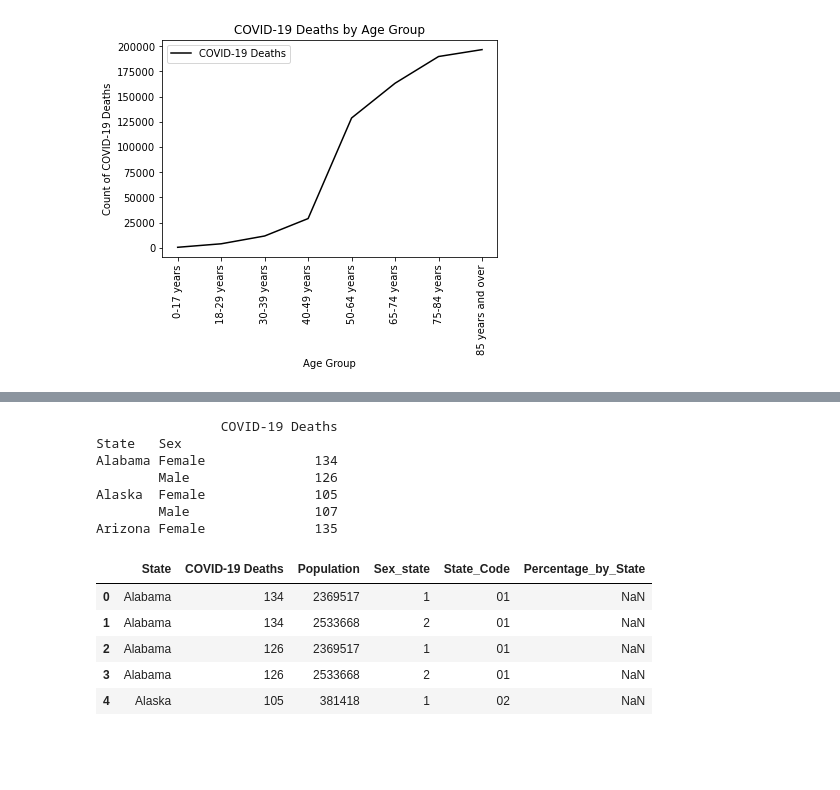
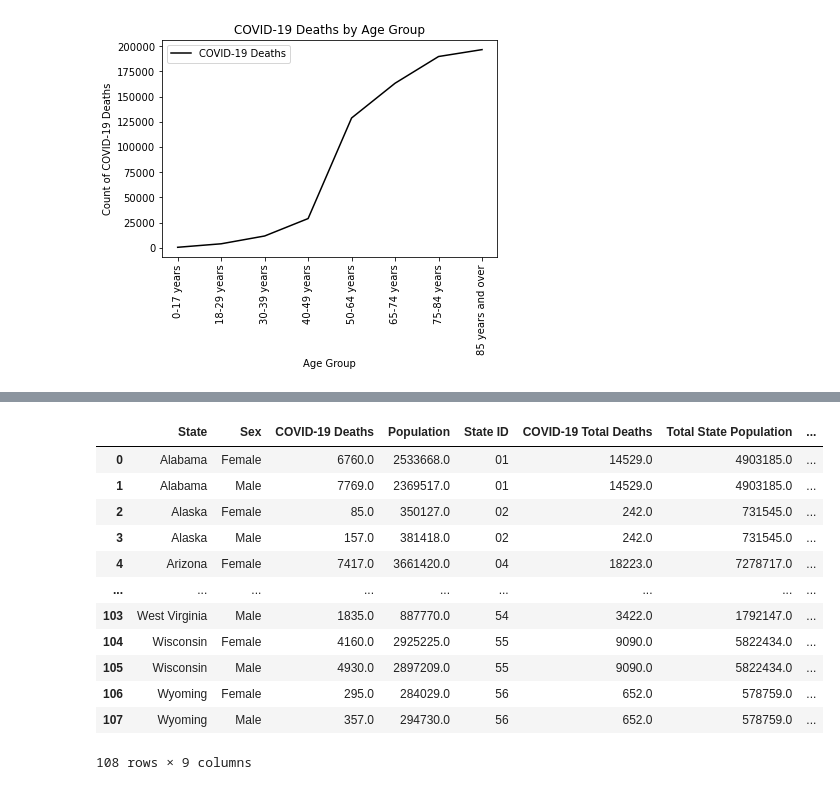
Before and after one commit to randallwvr90/Covid-Deaths-Analysis, a Jupyter notebook: Initial_AgeAndSexDD.ipynb, the cells around one changed output, grey strips where cells are left out. Drawn from its saved outputs; the diff is of its cells as text; code cells hidden in the pictures; blank space fills up the shorter version.

```diff
--- a/Initial_AgeAndSexDD.ipynb
+++ b/Initial_AgeAndSexDD.ipynb
@@ -122,48 +169,71 @@ census_df.head()
 # %%
 # What effect does sex have on covid mortality?
+
 # more male vs females?
 # might need state population data males and females for this one
 
 # Tasks:
 # Create a dataframe for covid-19 death count by gender and state - Yang
-covid_gender_state=ageSexDF.groupby(["State","Sex"])["COVID-19 Deaths"].count()
+covid_gender_state=ageSexDF.groupby(["State","Sex"])["COVID-19 Deaths"].sum()
 covid_gender_stateDF=pd.DataFrame(covid_gender_state)
-print(covid_gender_stateDF.head())
+covid_gender_stateDF.head()
+
 # Call to an API to get the state population by gender - Yang
-census_df.columns=census_df.iloc[0]
-census_df.rename(columns={"NAME":"State","POP":"Population","SEX":"Sex_state","state":"State_Code"},inplace=True)
+census_df.rename(columns={"Gender":"Sex"},inplace=True)
 #print(census_df.columns)
+
 # Add the population information to the dataframe - Yang
-conbined_DF=covid_gender_stateDF.merge(census_df,how="left",on="State")
-
-### We need to confirm the meaning for 1 and 2 in census_df, I will adjust the name-"Sex_state" then merge on sex as well.
+combined_DF=covid_gender_stateDF.merge(census_df,how="left",on=["State","Sex"])
+combined_DF
 
 # Create necessary stats - mainly percentage by gender and state
-total_state_covidDeath=conbined_DF.groupby(["State"]).sum()["COVID-19 Deaths"]
-total_state_covidDeath
+total_state_covidDeath=combined_DF.groupby(["State"]).sum()["COVID-19 Deaths"]
+#print(total_state_covidDeath)
+
+total_state_covidDeath_df=pd.DataFrame(total_state_covidDeath)
+total_state_covidDeath_df.rename(columns={"COVID-19 Deaths":"COVID-19 Total Deaths"},inplace=True)
+combined1=combined_DF.merge(total_state_covidDeath_df,how="left",on=["State"])
+
 total_population=census_df.groupby(["State"]).sum()["Population"]
-total_population
-#%by_gender=round((/total_state_covidDeath))
-by_state=(total_state_covidDeath/total_state_covidDeath)
-conbined_DF["Percentage_by_State"]=by_state
-conbined_DF.head()
+#print(total_population)
+
+total_population_df=pd.DataFrame(total_population)
+total_population_df.rename(columns={"Population":"Total State Population"},inplace=True)
+combined_total=combined1.merge(total_population_df,how="left",on=["State"])
+
+
+per_by_gender=((combined_total["COVID-19 Deaths"]/combined_total["Total State Population"])*100)
+per_by_state=((combined_total["COVID-19 Total Deaths"]/combined_total["Total State Population"])*100)
+
+combined_total["Percentage_by_Gender"]=per_by_gender
+combined_total["Percentage_by_State"]=per_by_state
+combined_total["Percentage_by_State"]=combined_total["Percentage_by_State"].map("{:,.4f}%".format)
+combined_total["Percentage_by_Gender"]=combined_total["Percentage_by_Gender"].map("{:,.4f}%".format)
+
+CovidGender_nation=pd.DataFrame(combined_total.groupby(["Sex"]).sum()["COVID-19 Deaths"])
+
+
+
 # Plot a pie chart to show the percentages of death by gender  - overall - Hannah
 # Draw a line chart to show the percntage by state (for all the 50 states) - (Can also be a bar chart) - Hannah
 # Analyze and summarize the findings -  Determine if there is a trend - Hannah
+#print(covid_gender_stateDF.head())
+CovidGender_nation
+#combined_total
 # %% [output]
+|  | State | Sex | COVID-19 Deaths | Population | State ID | COVID-19 Total Deaths | Total State Population | ... |
+| 0 | Alabama | Female | 6760.0 | 2533668.0 | 01 | 14529.0 | 4903185.0 | ... |
+| 1 | Alabama | Male | 7769.0 | 2369517.0 | 01 | 14529.0 | 4903185.0 | ... |
+| 2 | Alaska | Female | 85.0 | 350127.0 | 02 | 242.0 | 731545.0 | ... |
+| 3 | Alaska | Male | 157.0 | 381418.0 | 02 | 242.0 | 731545.0 | ... |
+| 4 | Arizona | Female | 7417.0 | 3661420.0 | 04 | 18223.0 | 7278717.0 | ... |
+| ... | ... | ... | ... | ... | ... | ... | ... | ... |
+| 103 | West Virginia | Male | 1835.0 | 887770.0 | 54 | 3422.0 | 1792147.0 | ... |
+| 104 | Wisconsin | Female | 4160.0 | 2925225.0 | 55 | 9090.0 | 5822434.0 | ... |
+| 105 | Wisconsin | Male | 4930.0 | 2897209.0 | 55 | 9090.0 | 5822434.0 | ... |
+| 106 | Wyoming | Female | 295.0 | 284029.0 | 56 | 652.0 | 578759.0 | ... |
+| 107 | Wyoming | Male | 357.0 | 294730.0 | 56 | 652.0 | 578759.0 | ... |
-                COVID-19 Deaths
-State   Sex
-Alabama Female              134
-        Male                126
-Alaska  Female              105
-        Male                107
-Arizona Female              135
+108 rows × 9 columns
-|  | State | COVID-19 Deaths | Population | Sex_state | State_Code | Percentage_by_State |
-| 0 | Alabama | 134 | 2369517 | 1 | 01 | NaN |
-| 1 | Alabama | 134 | 2533668 | 2 | 01 | NaN |
-| 2 | Alabama | 126 | 2369517 | 1 | 01 | NaN |
-| 3 | Alabama | 126 | 2533668 | 2 | 01 | NaN |
-| 4 | Alaska | 105 | 381418 | 1 | 02 | NaN |
 # %%
 # Time - what period was the peak of covid mortality? - prashanth to break down into tasks
 # How many waves were there?
```
Also changed, not shown: parts of 2 cells of this notebook, 4 other files.
